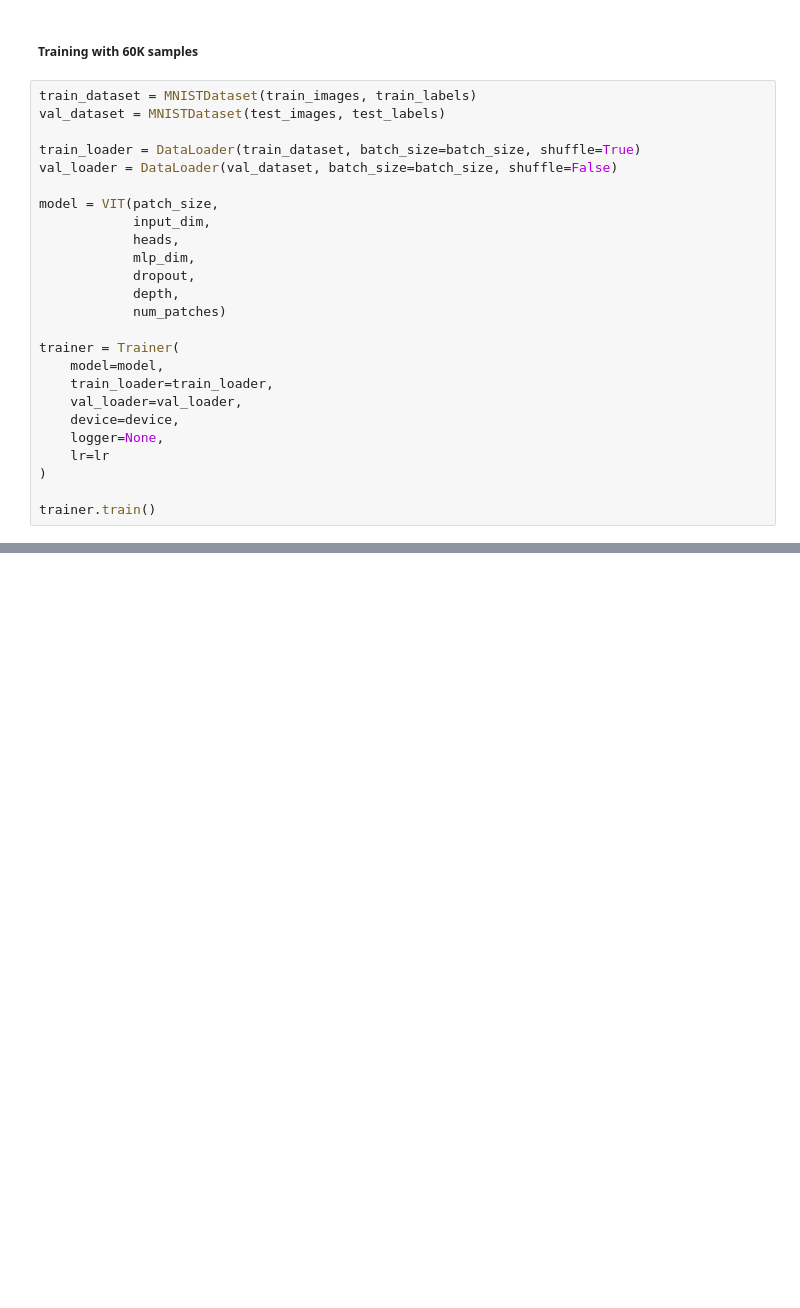
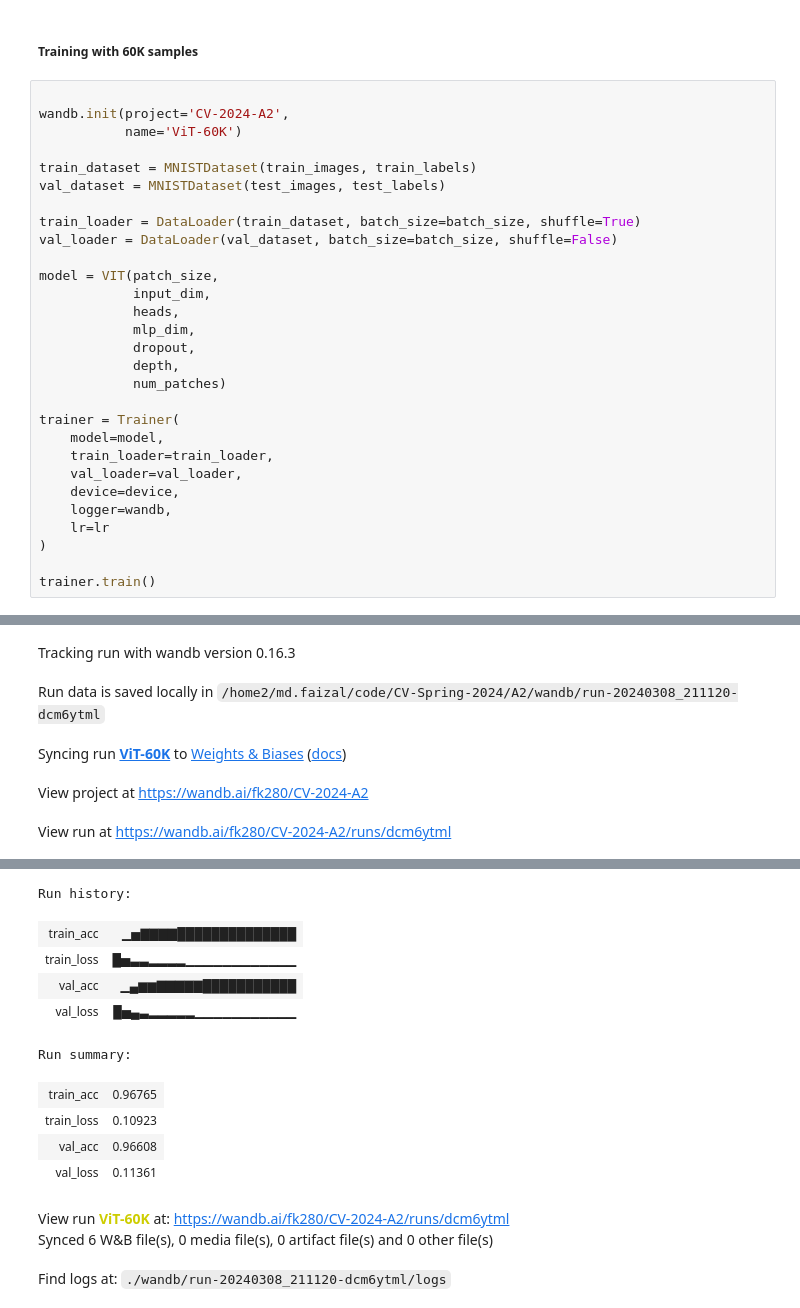
Before and after one commit to FaizalKarim280280/CV-Spring-2024, a Jupyter notebook: A2/main.ipynb, the cells around one changed output, grey strips where cells are left out. Saved outputs shown, nothing was run; the diff lists cells and outputs as text; blank space fills up the shorter version.

```diff
--- a/A2/main.ipynb
+++ b/A2/main.ipynb
@@ -564,6 +718,10 @@ trainer.train()
 # %% [markdown]
 ##### Training with 60K samples
 # %%
+
+wandb.init(project='CV-2024-A2',
+           name='ViT-60K')
+
 train_dataset = MNISTDataset(train_images, train_labels)
 val_dataset = MNISTDataset(test_images, test_labels)
 
@@ -583,7 +741,7 @@ trainer = Trainer(
     train_loader=train_loader,
     val_loader=val_loader,
     device=device,
-    logger=None,
+    logger=wandb,
     lr=lr
 )
 
@@ -591,0 +751,5 @@ trainer.train()
+Tracking run with wandb version 0.16.3
+Run data is saved locally in /home2/md.faizal/code/CV-Spring-2024/A2/wandb/run-20240308_211120-dcm6ytml
+Syncing run ViT-60K to Weights & Biases (docs)
+View project at https://wandb.ai/fk280/CV-2024-A2
+View run at https://wandb.ai/fk280/CV-2024-A2/runs/dcm6ytml
@@ -611,0 +777,13 @@ trainer.train()
+Run history:
+| train_acc | ▁▅▇▇▇▇██████████████ |
+| train_loss | █▅▃▃▂▂▂▂▁▁▁▁▁▁▁▁▁▁▁▁ |
+| val_acc | ▁▄▆▆▇▇▇▇▇███████████ |
+| val_loss | █▅▄▃▂▂▂▂▂▁▁▁▁▁▁▁▁▁▁▁ |
+Run summary:
+| train_acc | 0.96765 |
+| train_loss | 0.10923 |
+| val_acc | 0.96608 |
+| val_loss | 0.11361 |
+View run ViT-60K at: https://wandb.ai/fk280/CV-2024-A2/runs/dcm6ytml
+Synced 6 W&B file(s), 0 media file(s), 0 artifact file(s) and 0 other file(s)
+Find logs at: ./wandb/run-20240308_211120-dcm6ytml/logs
```
Also changed, not shown: parts of 22 cells of this notebook, 6 other files.
